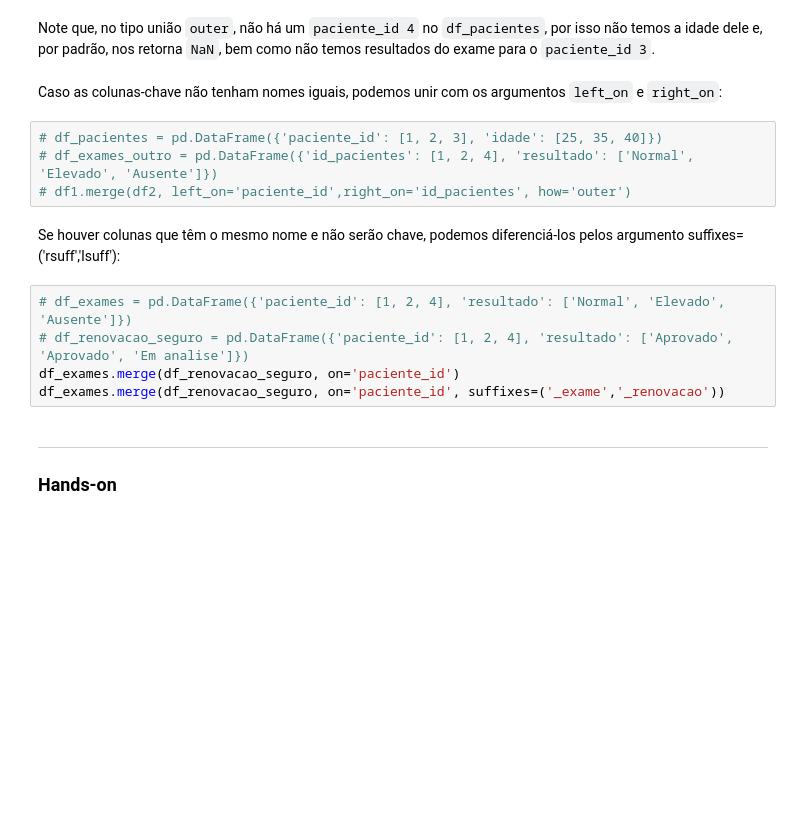
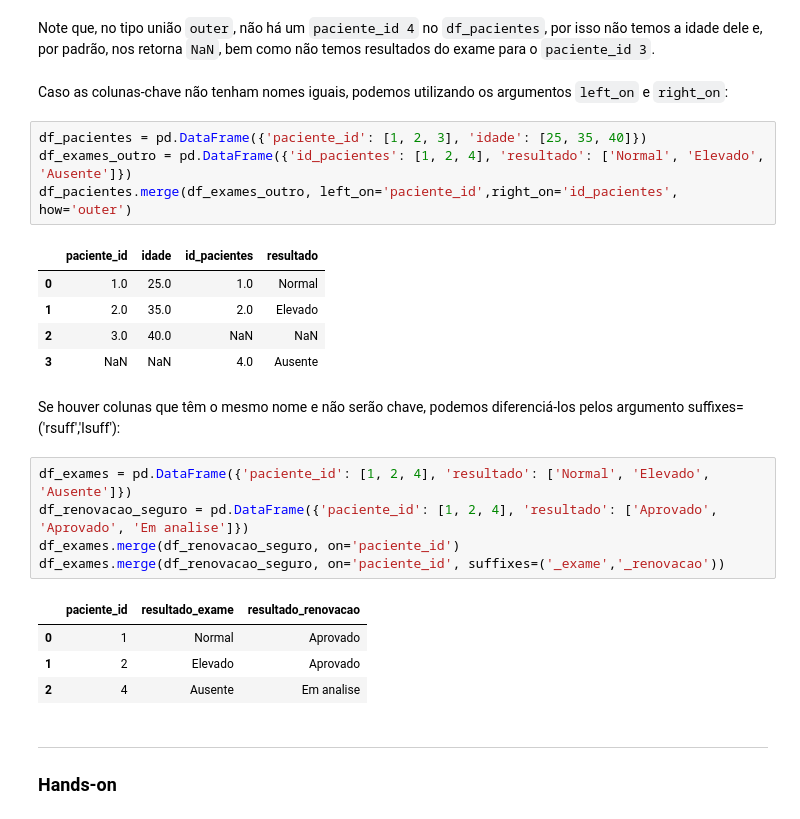
Before and after one commit to allansuzuki/ADA_classes, a Jupyter notebook: DS-PY-Data-Science/DS-PY-004 TÉCNICAS DE PROGRAMAÇÃO I (PY)/Material do Aluno/Aula 5/Aula5_Pandas-Processar_Dados.ipynb, the cells around one changed output. Saved outputs shown, nothing was run; the diff lists cells and outputs as text; blank space fills up the shorter version.

```diff
--- a/DS-PY-Data-Science/DS-PY-004 TÉCNICAS DE PROGRAMAÇÃO I (PY)/Material do Aluno/Aula 5/Aula5_Pandas-Processar_Dados.ipynb
+++ b/DS-PY-Data-Science/DS-PY-004 TÉCNICAS DE PROGRAMAÇÃO I (PY)/Material do Aluno/Aula 5/Aula5_Pandas-Processar_Dados.ipynb
@@ -222,18 +304,29 @@ Se quisermos mudar o tipo da união (qual é a união padrão?), utilizamos o pa
 # %% [markdown]
 Note que, no tipo união `outer`, não há um `paciente_id 4` no `df_pacientes`, por isso não temos a idade dele e, por padrão, nos retorna `NaN`, bem como não temos resultados do exame para o `paciente_id 3`.
 # %% [markdown]
-Caso as colunas-chave não tenham nomes iguais, podemos unir com os argumentos `left_on` e `right_on`:
+Caso as colunas-chave não tenham nomes iguais, podemos utilizando os argumentos `left_on` e `right_on`:
 # %%
-# df_pacientes = pd.DataFrame({'paciente_id': [1, 2, 3], 'idade': [25, 35, 40]})
-# df_exames_outro = pd.DataFrame({'id_pacientes': [1, 2, 4], 'resultado': ['Normal', 'Elevado', 'Ausente']})
-# df1.merge(df2, left_on='paciente_id',right_on='id_pacientes', how='outer')
+df_pacientes = pd.DataFrame({'paciente_id': [1, 2, 3], 'idade': [25, 35, 40]})
+df_exames_outro = pd.DataFrame({'id_pacientes': [1, 2, 4], 'resultado': ['Normal', 'Elevado', 'Ausente']})
+df_pacientes.merge(df_exames_outro, left_on='paciente_id',right_on='id_pacientes', how='outer')
+# %% [output]
+|  | paciente_id | idade | id_pacientes | resultado |
+| 0 | 1.0 | 25.0 | 1.0 | Normal |
+| 1 | 2.0 | 35.0 | 2.0 | Elevado |
+| 2 | 3.0 | 40.0 | NaN | NaN |
+| 3 | NaN | NaN | 4.0 | Ausente |
 # %% [markdown]
 Se houver colunas que têm o mesmo nome e não serão chave, podemos diferenciá-los pelos argumento suffixes=('rsuff','lsuff'):
 # %%
-# df_exames = pd.DataFrame({'paciente_id': [1, 2, 4], 'resultado': ['Normal', 'Elevado', 'Ausente']})
-# df_renovacao_seguro = pd.DataFrame({'paciente_id': [1, 2, 4], 'resultado': ['Aprovado', 'Aprovado', 'Em analise']})
+df_exames = pd.DataFrame({'paciente_id': [1, 2, 4], 'resultado': ['Normal', 'Elevado', 'Ausente']})
+df_renovacao_seguro = pd.DataFrame({'paciente_id': [1, 2, 4], 'resultado': ['Aprovado', 'Aprovado', 'Em analise']})
 df_exames.merge(df_renovacao_seguro, on='paciente_id')
 df_exames.merge(df_renovacao_seguro, on='paciente_id', suffixes=('_exame','_renovacao'))
+# %% [output]
+|  | paciente_id | resultado_exame | resultado_renovacao |
+| 0 | 1 | Normal | Aprovado |
+| 1 | 2 | Elevado | Aprovado |
+| 2 | 4 | Ausente | Em analise |
 # %% [markdown]
 -----
 ### Hands-on
```
Also changed, not shown: parts of 58 cells of this notebook, 6 other files.
